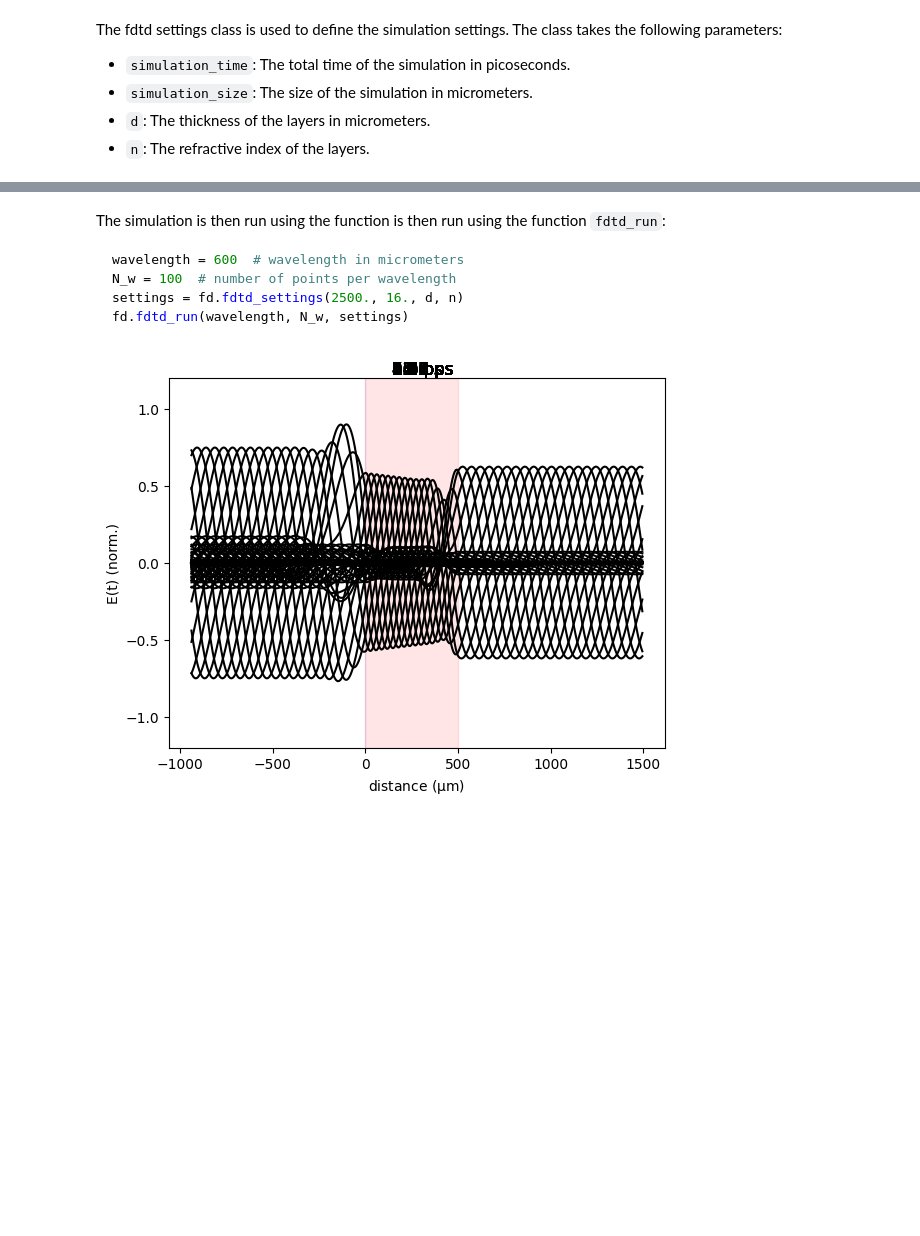
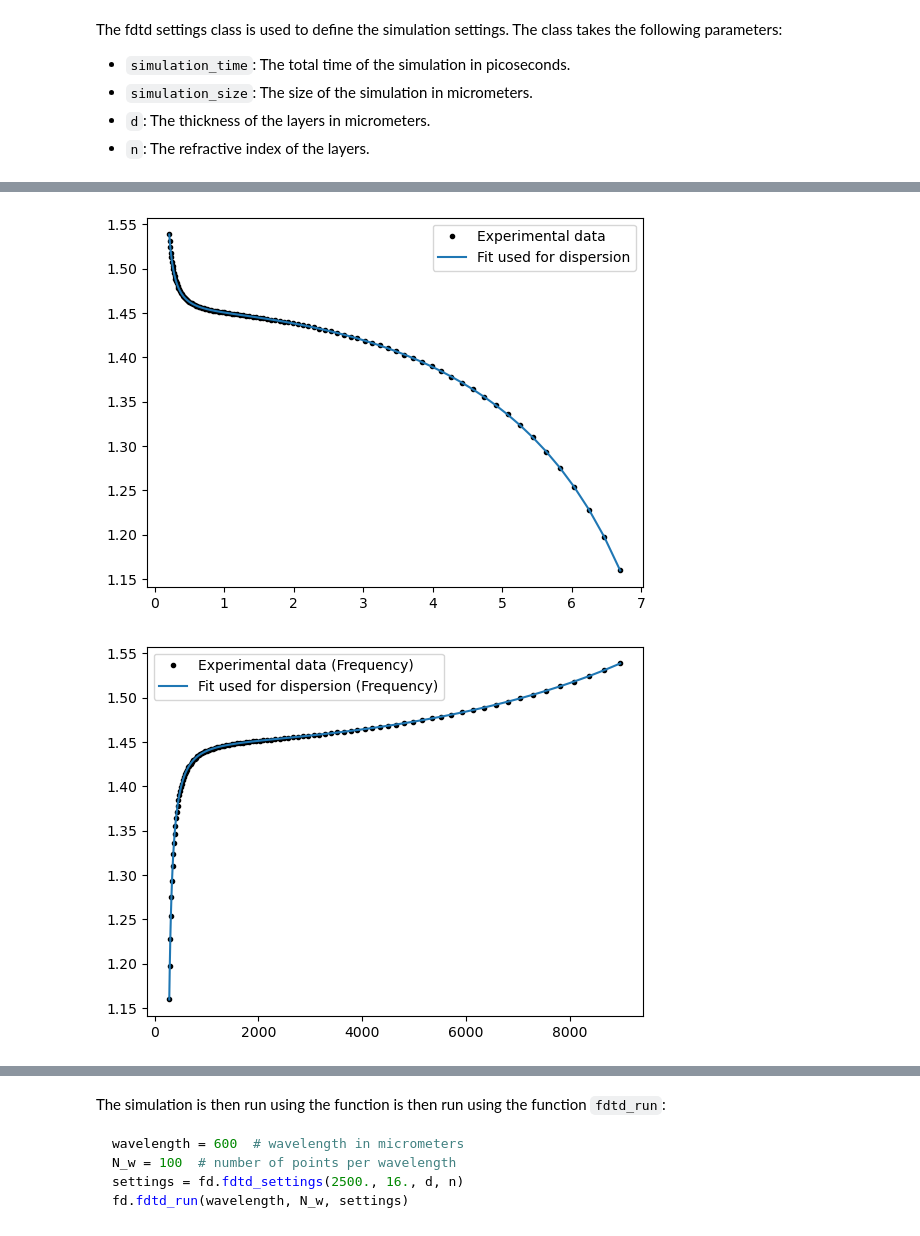
Before and after one commit to marora137/fdtd_python, a Jupyter notebook: nbs/index.ipynb, the cells around one changed output, grey strips where cells are left out. Drawn from its saved outputs; the diff is of its cells as text; code cells hidden in the pictures; blank space fills up the shorter version.

````diff
--- a/nbs/index.ipynb
+++ b/nbs/index.ipynb
@@ -82,0 +170,42 @@ settings = fd.fdtd_settings(2500.,16.,d,n)
+# %%
+data = np.genfromtxt("Malitson.csv", delimiter=",", skip_header=1)
+l = data[:,0] # microns
+n_exp = data[:,1]
+
+# Sellmeier coefficients as taken from refractiveindex.info manually
+# eps_inf-1, B, C, imaginary coeff of 0
+SiO2 = [0, 0.6961663, 0.0684043, 0, 0.4079426, 0.1162414, 0, 0.8974794, 9.896161, 0]
+AlO3 = [0, 1.4313493, 0.0726631, 0, 0.65054713, 0.1193242, 0, 5.3414021, 18.028251, 0]
+n = [SiO2]
+B = np.array(n[0][1::3])
+C = np.array(n[0][2::3])
+D = np.array(n[0][3::3])
+n_from_coeffs = lambda lb: (1 + np.sum(np.array([B[i]/(1 + (2*D[i]*C[i]/lb)*1j - (C[i]/lb)**2) for i in range(len(B))]),axis=0))**0.5
+plt.figure()
+plt.plot(l,n_exp,'k.',label="Experimental data")
+plt.plot(l,n_from_coeffs(l),label="Fit used for dispersion")
+plt.legend()
+plt.show()
+
+plt.figure()
+plt.plot(2*np.pi*300/l,n_exp,'k.',label="Experimental data (Frequency)")
+plt.plot(2*np.pi*300/l,n_from_coeffs(l),label="Fit used for dispersion (Frequency)")
+plt.legend()
+plt.show()
+
+plt.figure()
+reflection_coeff = abs((1-(n_from_coeffs(l)))/(1+(n_from_coeffs(l))))**2
+plt.plot(l,reflection_coeff,'k',label="Reflection coefficient")
+#plt.plot(l,1-reflection_coeff,'k',label="Transmission coefficient")
+plt.legend()
+plt.show()
+
+plt.figure()
+reflection_coeff = abs((1-(n_from_coeffs(l)))/(1+(n_from_coeffs(l))))**2
+plt.plot(2*np.pi*300/l,reflection_coeff,'k',label="Reflection coefficient (Frequency)")
+#plt.plot(2*np.pi*300/l,1-reflection_coeff,'k',label="Transmission coefficient (Frequency)")
+plt.legend()
+plt.show()
+# %% [output]
+[figure, added]
+[figure, added]
@@ -89,7 +220,3 @@ N_w = 100  # number of points per wavelength
 settings = fd.fdtd_settings(2500., 16., d, n)
 fd.fdtd_run(wavelength, N_w, settings)
 ```
-# %%
-length_array, time_array, E_field = fd.fdtd_run(600, 100, settings)
-# %% [output]
-[figure, removed]
````
Also changed, not shown: parts of 11 cells of this notebook, 9 other files.
